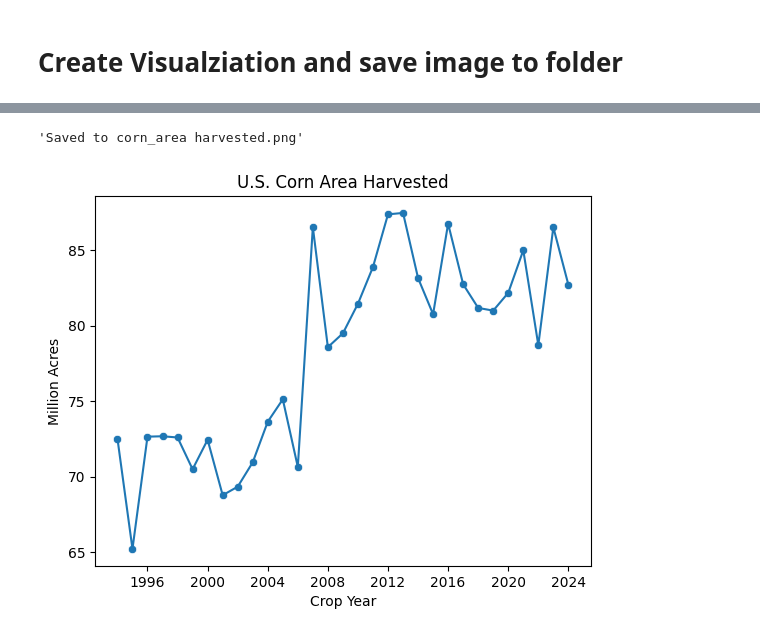
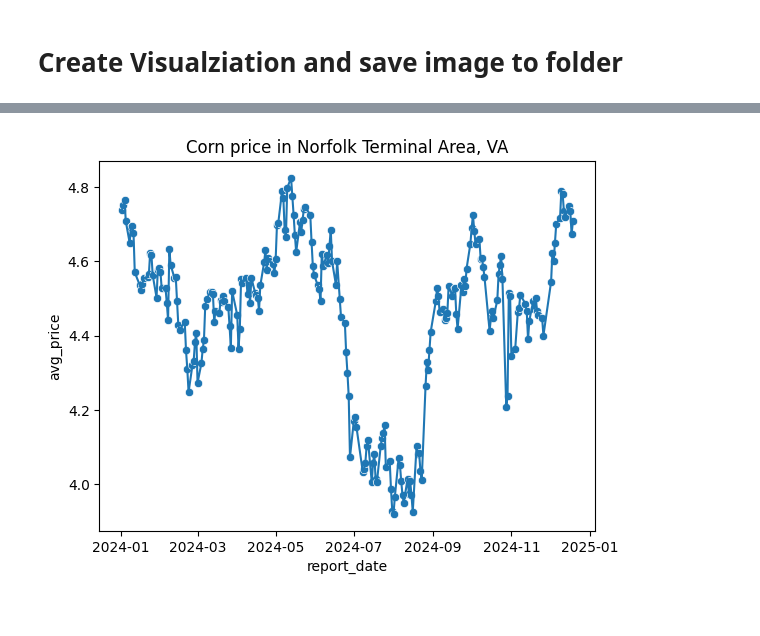
Before and after one commit to micmcc1121/agmkt, a Jupyter notebook: matplot_chart_notebook.ipynb, the cells around one changed output, grey strips where cells are left out. Saved outputs shown, nothing was run; the diff lists cells and outputs as text; code cells hidden in the pictures.

```diff
--- a/matplot_chart_notebook.ipynb
+++ b/matplot_chart_notebook.ipynb
@@ -33,3 +34,11 @@ server = env_vars.mktdb_server()
 connection_string = f'postgresql://{user}:{password}@{server}/mktdb'
 eng = create_engine(connection_string)
 conn = eng.connect()
+# %%
+stmt_dict = {'commodity':'Corn', 'class':'Yellow', 'grade':'US #2',
+             'market_location_state':'VA', 'trade_loc':'Norfolk Terminal Area', 'delivery_point':'Terminal Elevators',
+             'freight':'Delivered', 'trans_mode':'Truck', 'current':'Yes'}
+
+df = ams.df_grain_time_series_chart(stmt_dict, conn, table='mars_grain_bids')
+
+print(df.info())
@@ -36,10 +63,10 @@ conn = eng.connect()
 # %%
-stmt_dict = {'COMMODITY_DESC':'CORN', 'PRODN_PRACTICE_DESC':'ALL PRODUCTION PRACTICES',
-             'UTIL_PRACTICE_DESC':'GRAIN',
-            # 'CLASS_DESC':'OIL TYPE',
-             'STATISTICCAT_DESC':'AREA HARVESTED', 'UNIT_DESC':'ACRES', 'AGG_LEVEL_DESC':'NATIONAL', 'REFERENCE_PERIOD_DESC':'YEAR'}
+# stmt_dict = {'COMMODITY_DESC':'CORN', 'PRODN_PRACTICE_DESC':'ALL PRODUCTION PRACTICES',
+#              'UTIL_PRACTICE_DESC':'GRAIN',
+#             # 'CLASS_DESC':'OIL TYPE',
+#              'STATISTICCAT_DESC':'AREA HARVESTED', 'UNIT_DESC':'ACRES', 'AGG_LEVEL_DESC':'NATIONAL', 'REFERENCE_PERIOD_DESC':'YEAR'}
 
-df = nass.df_time_series_chart(stmt_dict=stmt_dict, db_connect=conn)
+# df = nass.df_time_series_chart(stmt_dict=stmt_dict, db_connect=conn)
 # %% [markdown]
 # Manipulate data for data visualization
 # %%
@@ -79,5 +104,23 @@ plt.show()
 # %%
-nass.time_series_chart(df, stmt_dict, './docs', years = 30, scale='Million')
+# nass.time_series_chart(df, stmt_dict, './docs', years = 30, scale='Million')
-# %% [output]
-'Saved to corn_area harvested.png'
-[figure, removed]
+# %%
+start_date = '2024-01-01'
+
+df_viz = df[start_date:]
+
+str_commodity = stmt_dict['commodity'].title()
+str_location = stmt_dict['trade_loc'].title()
+str_state = stmt_dict['market_location_state'].upper()
+
+plt.subplot()
+# scale = 'Unit'
+# scale_value = scale_dict[scale]['value']
+# scale_label = scale_dict[scale]['label']
+sns.lineplot(data=df_viz, x=df_viz.index, y='avg_price')
+sns.scatterplot(data=df_viz, x=df_viz.index, y='avg_price')
+plt.title(f'{str_commodity} price in {str_location}, {str_state}')
+# plt.ylabel(f'{scale_label} {str_unit}')
+# plt.xlabel('Crop Year')
+plt.show()
+# %% [output]
+[figure, added]
```
Also changed, not shown: parts of 3 cells of this notebook, 2 other files.
